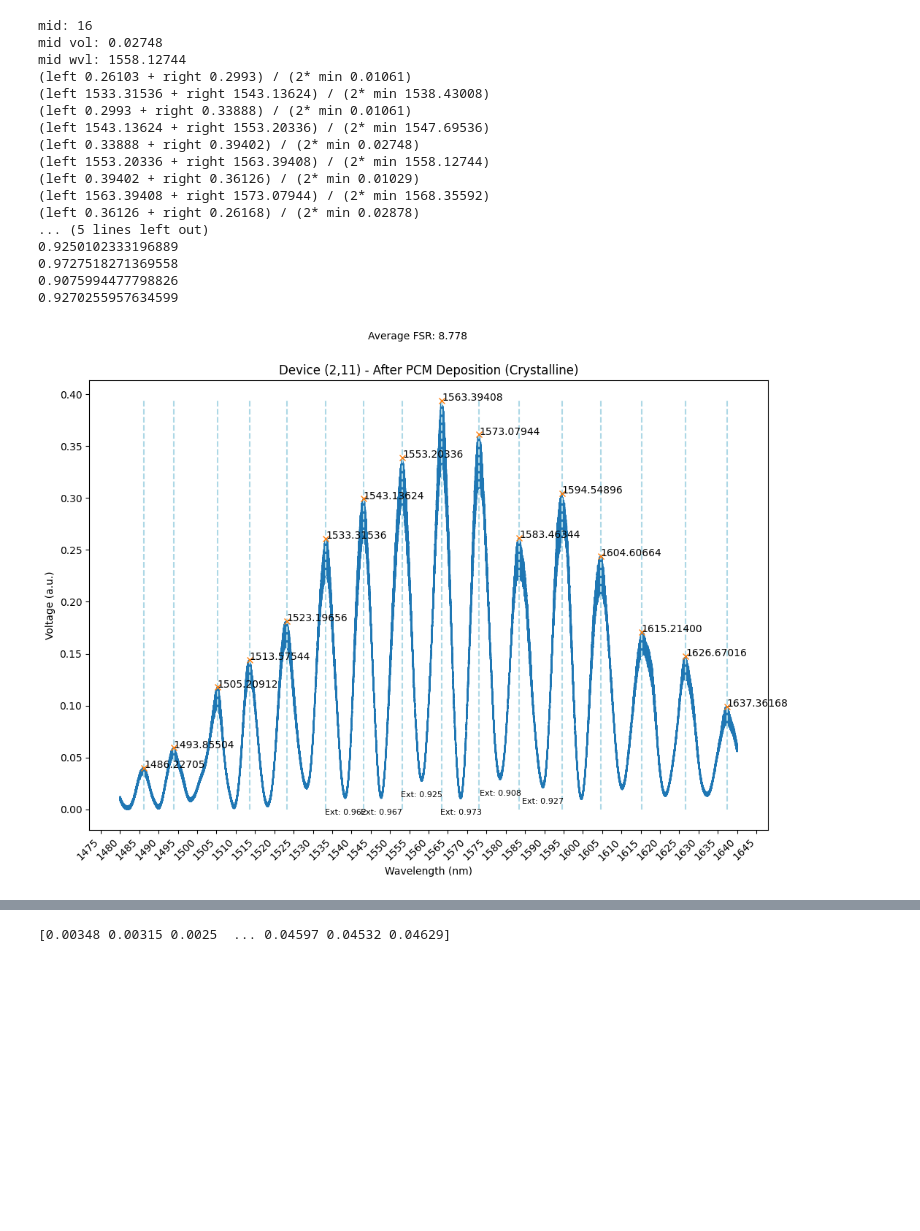
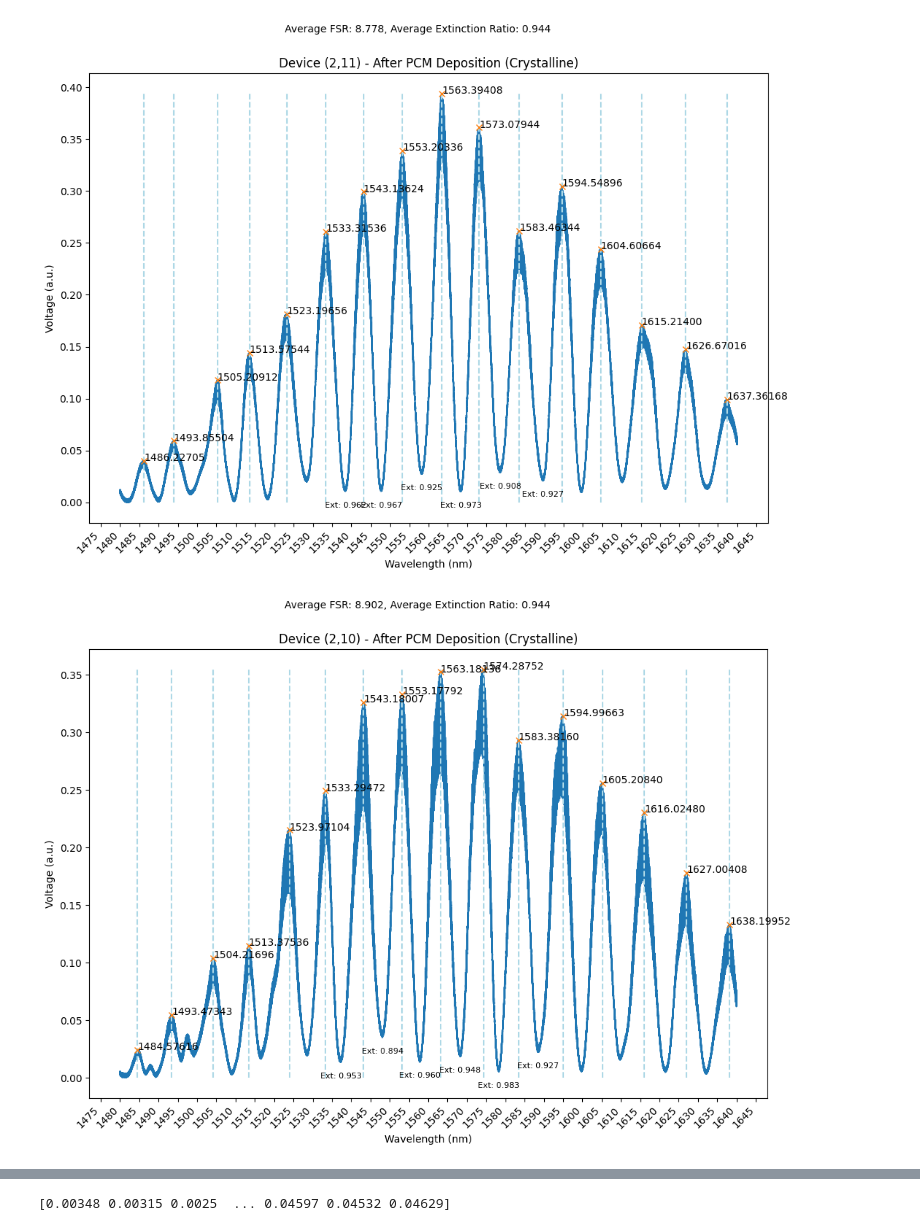
Before and after one commit to kunes-kamila/PCM, a Jupyter notebook: process_idep.ipynb, the cells around one changed output, grey strips where cells are left out. Cells and saved outputs as stored; diff of their text form; code cells hidden in the pictures; blank space fills up the shorter version.

Commit message:
added ext ratio for MZI class and added to plots

```diff
--- a/process_idep.ipynb
+++ b/process_idep.ipynb
@@ -8,11 +18,17 @@ from tkinter import filedialog as fd
 # %%
 class MZI:
-    def __init__(self, col, row, leng = 0, fsr=0, fsr_idep=0):
+    def __init__(self, col, row, leng = 0, fsr=0, ext = [], fsr_idep=0, ext_idep = []):
         self.col = col
         self.row = row
         self.leng = leng
+
         self.fsr = fsr
+        self.ext = ext
+        self.wvl = []
+        self.vol = []
+
         self.fsr_idep = fsr_idep
+        self.ext_idep = ext_idep
         self.wvl_idep = []
         self.vol_idep = []
 
@@ -227,22 +276,8 @@ folderpath = '/Users/kamilakunes/Desktop/PhDwork/Phase Change Modulator/ModCAD/P
 addData(folderpath, 2) # 2 means add data to second FSR slot which is for iDep. 1 is for before PCM dep
 # %%
 plotData(2,11,2)
+plotData(2,10,2)
+plotData(1,10,2)
 # %% [output]
-mid: 16
-mid vol: 0.02748
-mid wvl: 1558.12744
-(left 0.26103 + right 0.2993) / (2* min 0.01061)
-(left 1533.31536 + right 1543.13624) / (2* min 1538.43008)
-(left 0.2993 + right 0.33888) / (2* min 0.01061)
-(left 1543.13624 + right 1553.20336) / (2* min 1547.69536)
-(left 0.33888 + right 0.39402) / (2* min 0.02748)
-(left 1553.20336 + right 1563.39408) / (2* min 1558.12744)
-(left 0.39402 + right 0.36126) / (2* min 0.01029)
-(left 1563.39408 + right 1573.07944) / (2* min 1568.35592)
-(left 0.36126 + right 0.26168) / (2* min 0.02878)
-... (5 lines left out)
-0.9250102333196889
-0.9727518271369558
-0.9075994477798826
-0.9270255957634599
-[figure, old version]
+[figure, new version]
+[figure, added]
```
Also changed, not shown: parts of 9 cells of this notebook.
